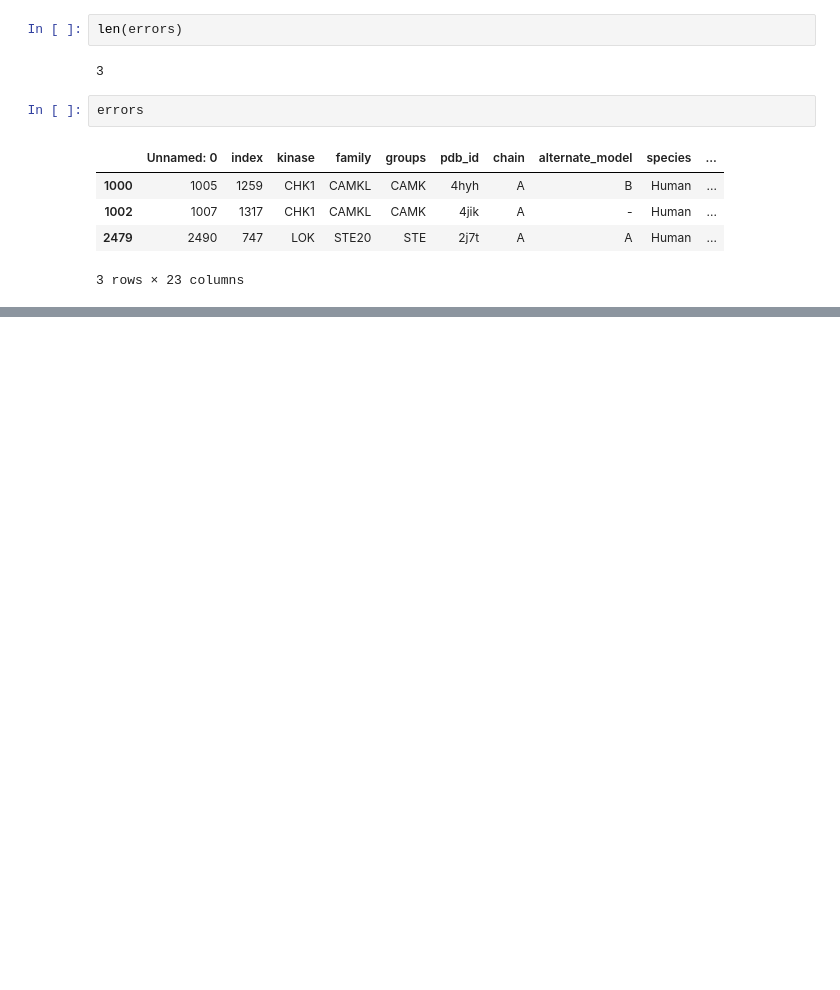
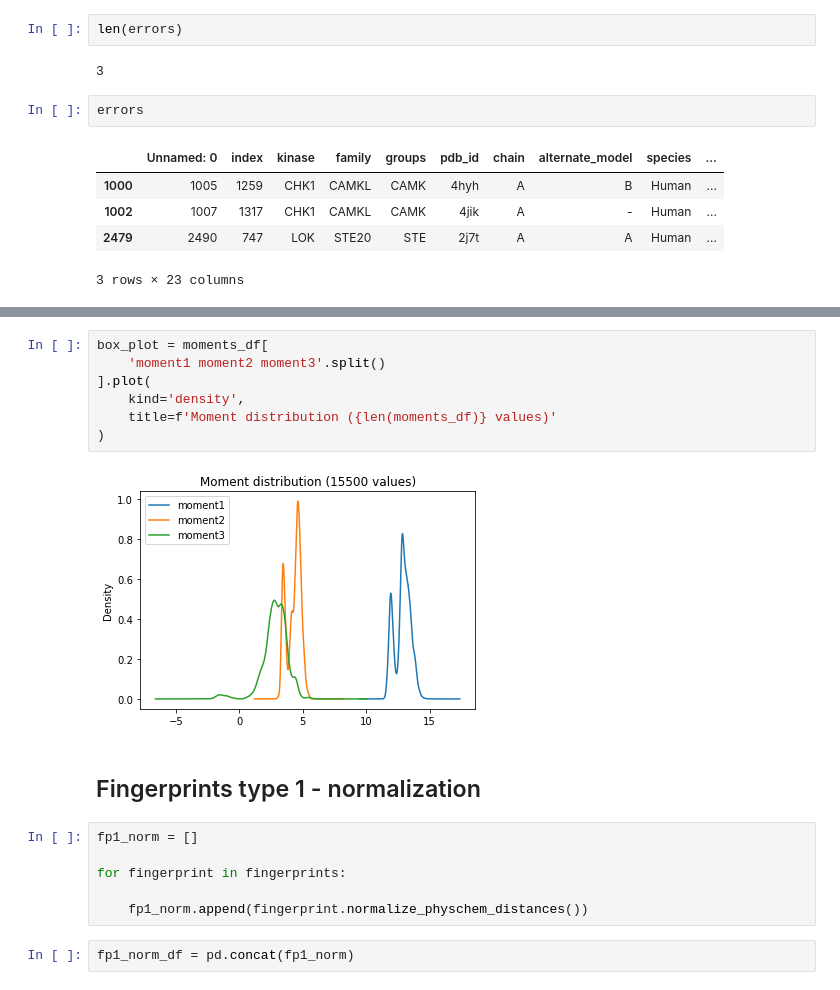
Before and after one commit to volkamerlab/kissim, a Jupyter notebook: scripts/dataset_fingerprints.ipynb, the cells around one changed output, grey strips where cells are left out. Cells and saved outputs as stored; diff of their text form; blank space fills up the shorter version.

```diff
--- a/scripts/dataset_fingerprints.ipynb
+++ b/scripts/dataset_fingerprints.ipynb
@@ -117,0 +109,19 @@ p2 = p1 + 2
+# %%
+box_plot = moments_df[
+    'moment1 moment2 moment3'.split()
+].plot(
+    kind='density',
+    title=f'Moment distribution ({len(moments_df)} values)'
+)
+# %% [output]
+[figure, added]
+# %% [markdown]
+## Fingerprints type 1 - normalization
+# %%
+fp1_norm = []
+
+for fingerprint in fingerprints:
+
+    fp1_norm.append(fingerprint.normalize_physchem_distances())
+# %%
+fp1_norm_df = pd.concat(fp1_norm)
```
Also changed, not shown: parts of 55 cells of this notebook.
